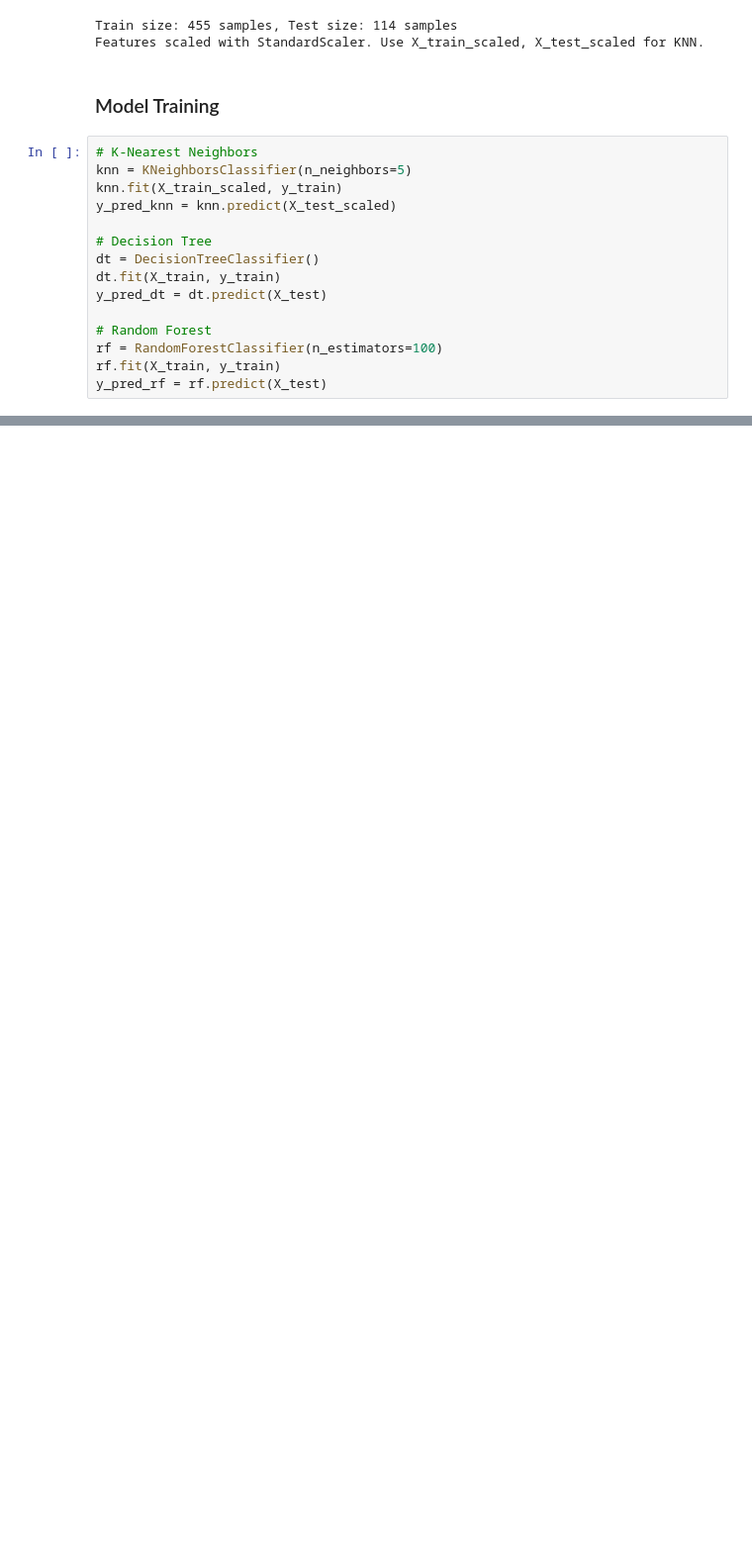
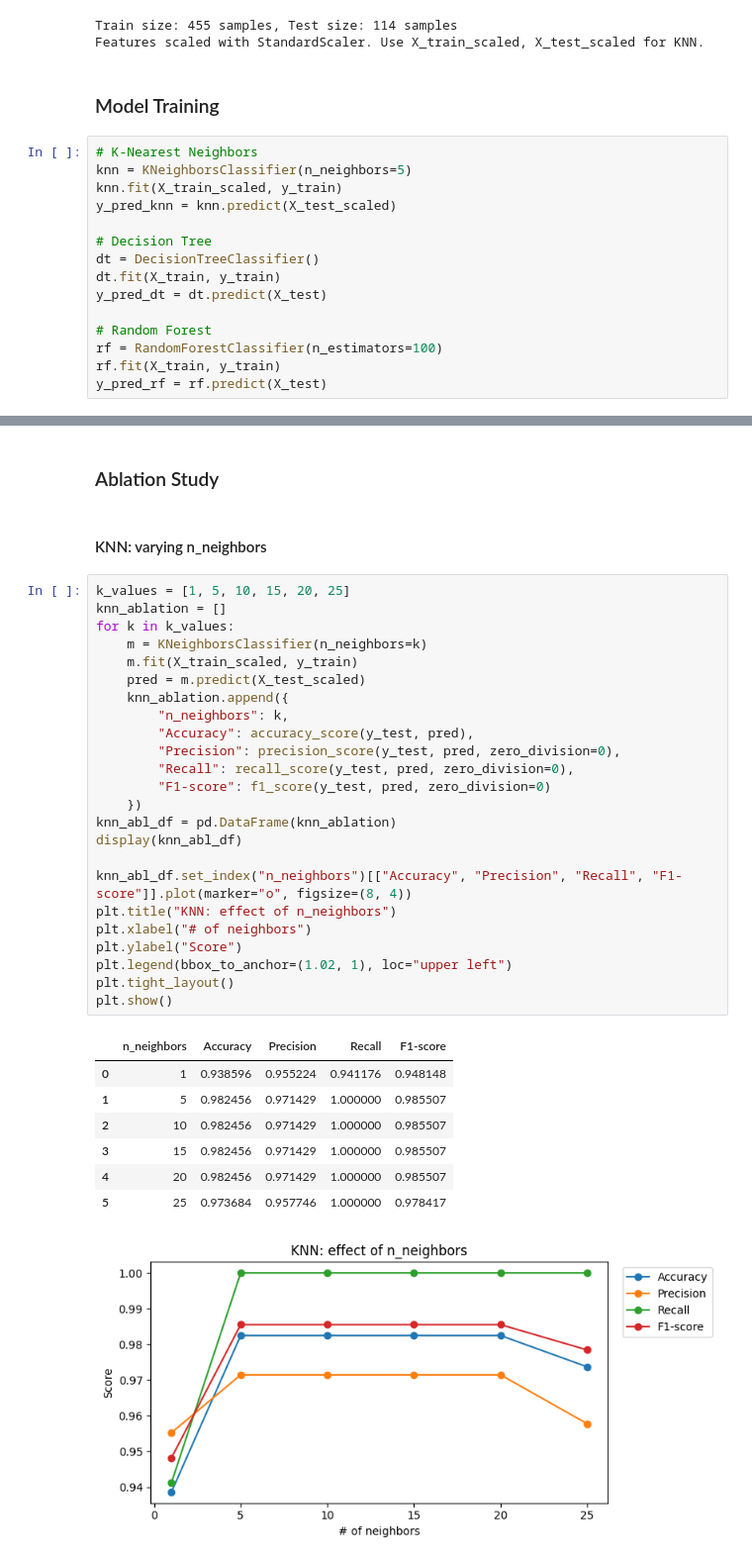
Before and after one commit to jalenlum/ics435-assignment1, a Jupyter notebook: Assignment1.ipynb, the cells around one changed output, grey strips where cells are left out. Shown at 99% size. Drawn from its saved outputs; the diff is of its cells as text; blank space fills up the shorter version.

```diff
--- a/Assignment1.ipynb
+++ b/Assignment1.ipynb
@@ -178,0 +179,37 @@ Precision: 0.9571428571428572
+# %% [markdown]
+### Ablation Study
+# %% [markdown]
+#### KNN: varying n_neighbors
+# %%
+k_values = [1, 5, 10, 15, 20, 25]
+knn_ablation = []
+for k in k_values:
+    m = KNeighborsClassifier(n_neighbors=k)
+    m.fit(X_train_scaled, y_train)
+    pred = m.predict(X_test_scaled)
+    knn_ablation.append({
+        "n_neighbors": k,
+        "Accuracy": accuracy_score(y_test, pred),
+        "Precision": precision_score(y_test, pred, zero_division=0),
+        "Recall": recall_score(y_test, pred, zero_division=0),
+        "F1-score": f1_score(y_test, pred, zero_division=0)
+    })
+knn_abl_df = pd.DataFrame(knn_ablation)
+display(knn_abl_df)
+
+knn_abl_df.set_index("n_neighbors")[["Accuracy", "Precision", "Recall", "F1-score"]].plot(marker="o", figsize=(8, 4))
+plt.title("KNN: effect of n_neighbors")
+plt.xlabel("# of neighbors")
+plt.ylabel("Score")
+plt.legend(bbox_to_anchor=(1.02, 1), loc="upper left")
+plt.tight_layout()
+plt.show()
+# %% [output]
+|  | n_neighbors | Accuracy | Precision | Recall | F1-score |
+| 0 | 1 | 0.938596 | 0.955224 | 0.941176 | 0.948148 |
+| 1 | 5 | 0.982456 | 0.971429 | 1.000000 | 0.985507 |
+| 2 | 10 | 0.982456 | 0.971429 | 1.000000 | 0.985507 |
+| 3 | 15 | 0.982456 | 0.971429 | 1.000000 | 0.985507 |
+| 4 | 20 | 0.982456 | 0.971429 | 1.000000 | 0.985507 |
+| 5 | 25 | 0.973684 | 0.957746 | 1.000000 | 0.978417 |
+[figure, added]
```
Also changed, not shown: parts of 8 cells of this notebook.
